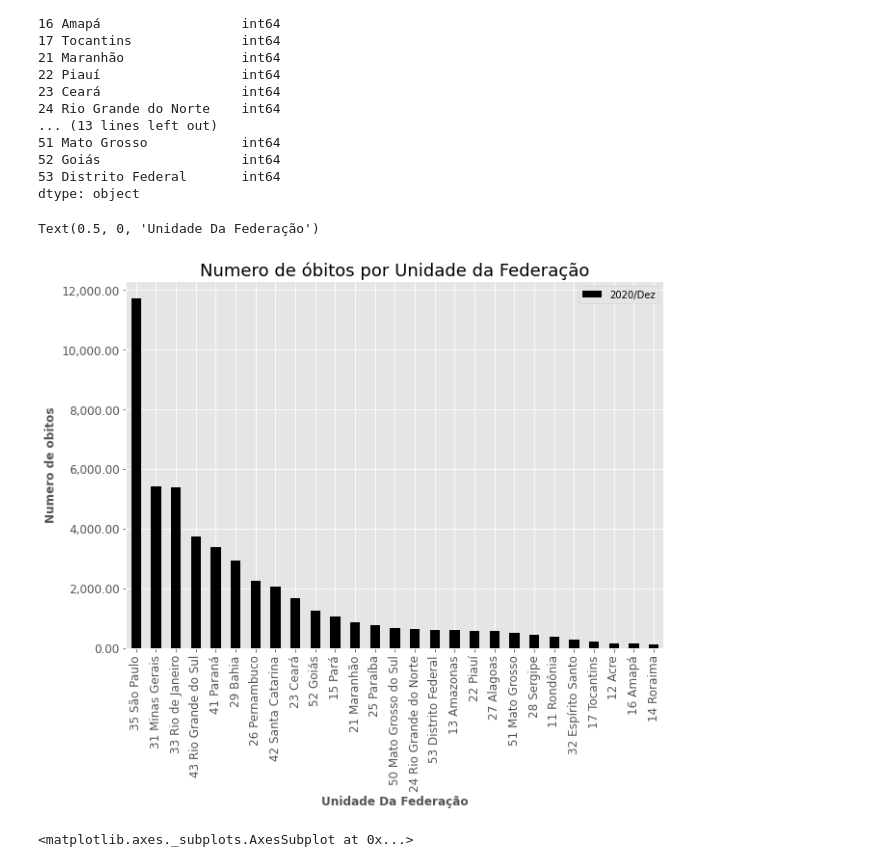
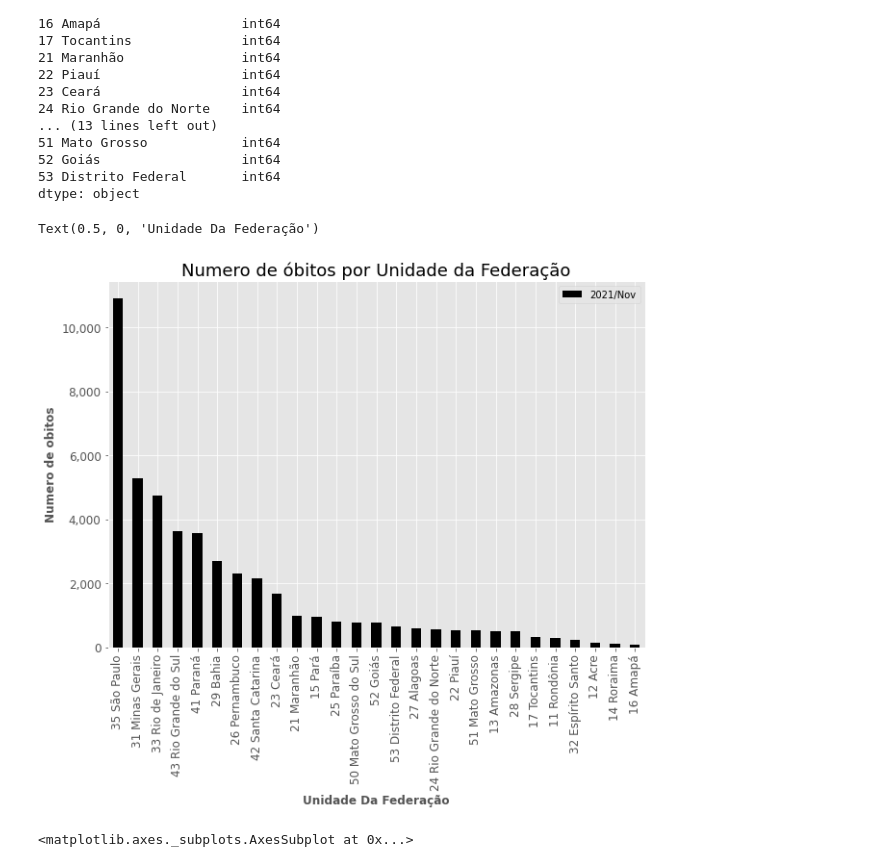
Before and after one commit to vitaoTM/Alura-BootCamp-DataScience, a Jupyter notebook: Análise_do_numero_de_obitos_por_região.ipynb, the cells around one changed output. Saved outputs shown, nothing was run; the diff lists cells and outputs as text; code cells hidden in the pictures.

```diff
--- a/Análise_do_numero_de_obitos_por_região.ipynb
+++ b/Análise_do_numero_de_obitos_por_região.ipynb
@@ -160,18 +160,18 @@ Unidade da Federação
 53 Distrito Federal       int64
 dtype: object
 # %%
-mes_ano = '2020/Dez'                                                            # Definindo uma variavel com uma data
+mes_ano = '2021/Nov'                                                            # Definindo uma variavel com uma data
 dados = dados.sort_values(ascending=False, by = mes_ano)                        # Colocando em ordem decrescente do n. de obitos
 plt.style.use('ggplot')                                                         # Escolhendo o estilo de grafico
 ax = dados.plot(x="Unidade da Federação", y= mes_ano, kind='bar',               # Plotando grafico e setando os paramentros
                 figsize=(10,7), fontsize=(12), color='black')
 plt.title('Numero de óbitos por Unidade da Federação', fontsize=(18))                           # Colocando o Titulo do gráfico
-ax.yaxis.set_major_formatter(ticker.StrMethodFormatter('{x:,.2f}'))             # Melhorando a visualização dos numeros no eixo y
+ax.yaxis.set_major_formatter(ticker.StrMethodFormatter('{x:,.0f}'))             # Melhorando a visualização dos numeros no eixo y
 ax.yaxis.set_label_text('Numero de obitos', weight='bold')
 ax.xaxis.set_label_text('Unidade Da Federação', fontsize=(12), weight='bold')    # Colocando titulo do eixo x
 # %% [output]
 Text(0.5, 0, 'Unidade Da Federação')
-[figure, old version]
+[figure, new version]
 # %%
 dados_transposto[regiao_3].plot()
 # Existe um erro de volor no grafico, provavelmente o n TOTAL ainda esta nos dados
```
Also changed, not shown: parts of 4 cells of this notebook.
